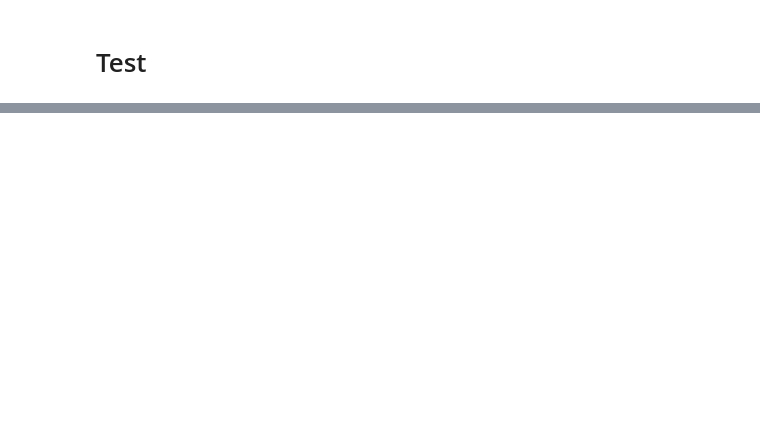
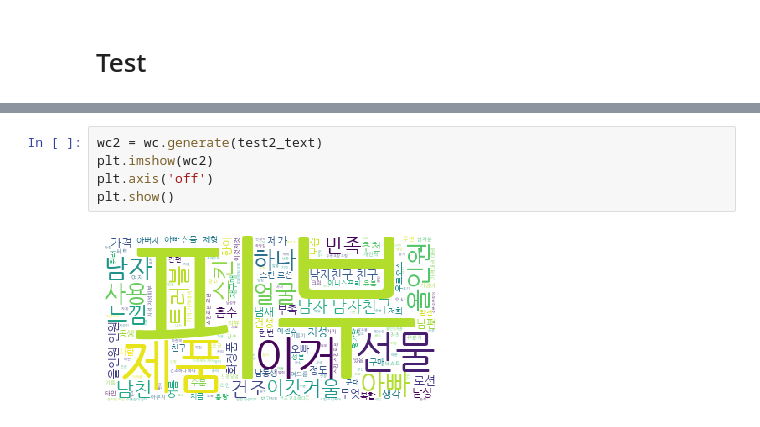
Before and after one commit to DataNetworkAnalysis/Cosmetic-Recommendation-for-Man, a Jupyter notebook: notebook/Recommeder.ipynb, the cells around one changed output, grey strips where cells are left out. Saved outputs shown, nothing was run; the diff lists cells and outputs as text; blank space fills up the shorter version.

```diff
--- a/notebook/Recommeder.ipynb
+++ b/notebook/Recommeder.ipynb
@@ -339,0 +165,7 @@ temp[show_features + ['content']].head()
+# %%
+wc2 = wc.generate(test2_text)
+plt.imshow(wc2)
+plt.axis('off')
+plt.show()
+# %% [output]
+[figure, added]
```
Also changed, not shown: parts of 62 cells of this notebook, 1 other file.
